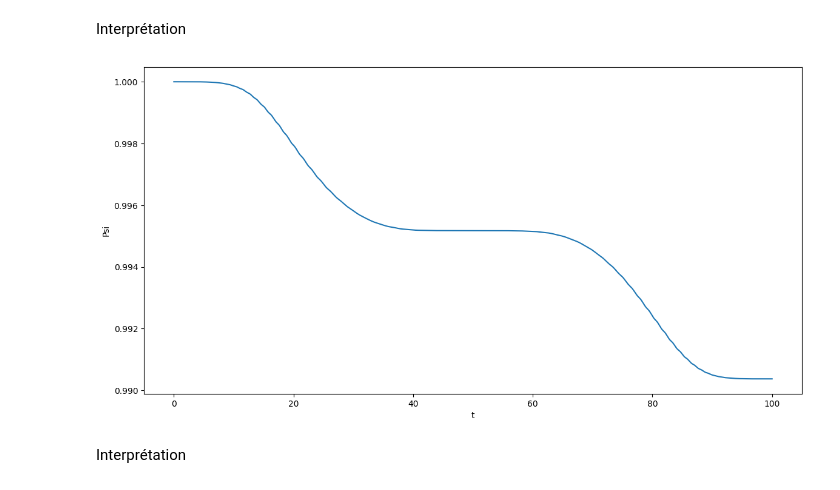
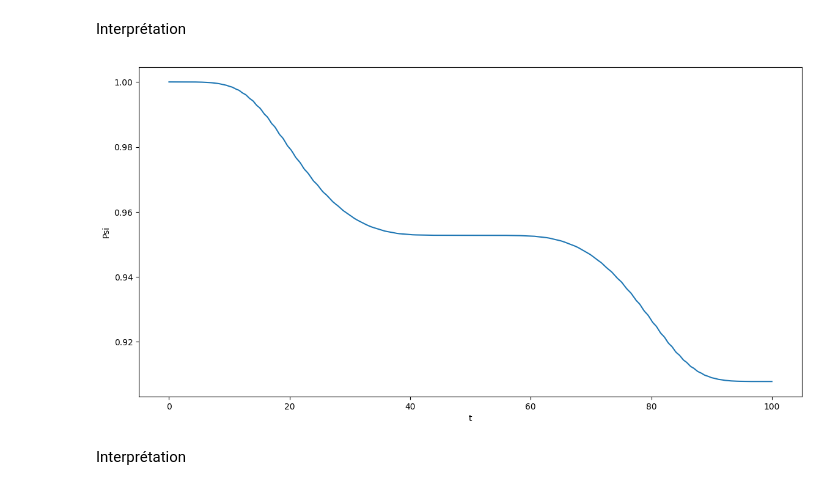
Before and after one commit to AdrienMtz/Projet_numerique_UE11-Groupe_36, a Jupyter notebook: Projet-EquationsDifferentielles-2024.ipynb, the cells around one changed output. Saved outputs shown, nothing was run; the diff lists cells and outputs as text; code cells hidden in the pictures.

```diff
--- a/Projet-EquationsDifferentielles-2024.ipynb
+++ b/Projet-EquationsDifferentielles-2024.ipynb
@@ -173,16 +178,16 @@ def f(t, psi, E, delta):
 def euler_explicit(psi_0,t_0,t_f,E,delta,dt):
     psi = [psi_0]
     norme_psi = [np.linalg.norm(psi_0)]
-    tps = [t_0]
+    time = [t_0]
     t = t_0
     k = 0
     while t_0 + k*dt < t_f :
         psi.append(psi[-1] + dt*f(t,psi[-1], E, delta))
         norme_psi.append(np.linalg.norm(psi[-1]))
         t += dt
-        tps.append(t)
+        time.append(t)
         k +=1
-    plt.plot(tps, norme_psi)
+    plt.plot(time, norme_psi)
     plt.xlabel('t')
     plt.ylabel('Psi')
     plt.show()
@@ -191,7 +196,7 @@ def euler_explicit(psi_0,t_0,t_f,E,delta,dt):
 def euler_implicit(psi_0,t_0,t_f,E,delta,dt):
     psi = [psi_0]
     norme_psi = [np.linalg.norm(psi_0)]
-    tps = [t_0]
+    time = [t_0]
     t = t_0
     epsilon = 10**(-3)
     k = 0
@@ -200,13 +205,13 @@ def euler_implicit(psi_0,t_0,t_f,E,delta,dt):
         psi_prec = psi_explicit
         psi_suiv = psi[-1] + dt*f(t + dt, psi_prec, E, delta)
         while np.linalg.norm(psi_suiv-psi_prec)/np.linalg.norm(psi_explicit) >= epsilon :
-            psi_prec, psi_suiv = psi_suiv, psi[-1] + f(t + dt, psi_suiv)
+            psi_prec, psi_suiv = psi_suiv, psi[-1] + dt*f(t + dt, psi_suiv)
         psi.append(psi_suiv)
         norme_psi.append(np.linalg.norm(psi[-1]))
         t += dt
-        tps.append(t)
+        time.append(t)
         k += 1
-    plt.plot(tps, norme_psi)
+    plt.plot(time, norme_psi)
     plt.xlabel('t')
     plt.ylabel('Psi')
     plt.show()
@@ -214,29 +219,36 @@ def euler_implicit(psi_0,t_0,t_f,E,delta,dt):
 
 def euler_projete(psi_0,t_0,t_f,E,delta,dt):
     psi = [psi_0]
-    tps = [t_0]
+    psi_x = [psi_0[0]]
+    psi_y = [psi_0[1]]
+    psi_z = [psi_0[2]]
+    time = [t_0]
     u_values = [u(t_0)]
     t = t_0
     epsilon = 10**(-3)
     k = 0
+    #fig = plt.figure()
+    #ax = fig.add_subplot(111, projection='3d')
+    fig, ax = plt.subplots(subplot_kw=dict(projection='3d'))
+
     while t_0 + k*dt < t_f :
         psi_explicit = psi[-1] + dt*f(t + dt, psi[-1], E, delta)
         psi_prec = psi_explicit
         psi_suiv = psi[-1] + dt*f(t + dt, psi_prec, E, delta)
         while np.linalg.norm(psi_suiv-psi_prec)/np.linalg.norm(psi_explicit) >= epsilon :
-            psi_prec, psi_suiv = psi_suiv, psi[-1] + f(t + dt, psi_suiv)
-        psi.append(psi_suiv/np.linalg.norm(psi_suiv))
+            psi_prec, psi_suiv = psi_suiv, psi[-1] + dt*f(t + dt, psi_suiv)
+        psi_suiv = psi_suiv/np.linalg.norm(psi_suiv)
+        psi_x.append(psi_suiv[0])
+        psi_y.append(psi_suiv[1])
+        psi_z.append(psi_suiv[2])
         t += dt
-        tps.append(t)
+        time.append(t)
         u_values.append(u(t))
         k += 1
-    plt.plot(tps, u_values)
+    ax.plot(psi_x, psi_y, psi_z)
+    plt.show()
+    plt.plot(time, u_values)
     plt.xlabel('t')
     plt.ylabel('u(t)')
     plt.show()
-
-    fig = plt.figure()
-    ax = fig.add_subplot(111, projection='3d')
-    ax.plot((sol_mat_trans@psi_0)[:,0],(sol_mat_trans@psi_0)[:,1],(sol_mat_trans@psi_0)[:,2])
-
     return None
@@ -247,8 +267,8 @@ euler_explicit(psi_0, 0, 100, E, delta, 0.0001)
 # %% [markdown]
 Interprétation
 # %%
-euler_implicit(psi_0, 0, 100, E, delta, 0.0001)
+euler_implicit(psi_0, 0, 100, E, delta, 0.001)
 # %% [output]
-[figure, old version]
+[figure, new version]
 # %% [markdown]
 Interprétation
```
Also changed, not shown: parts of 4 cells of this notebook.
